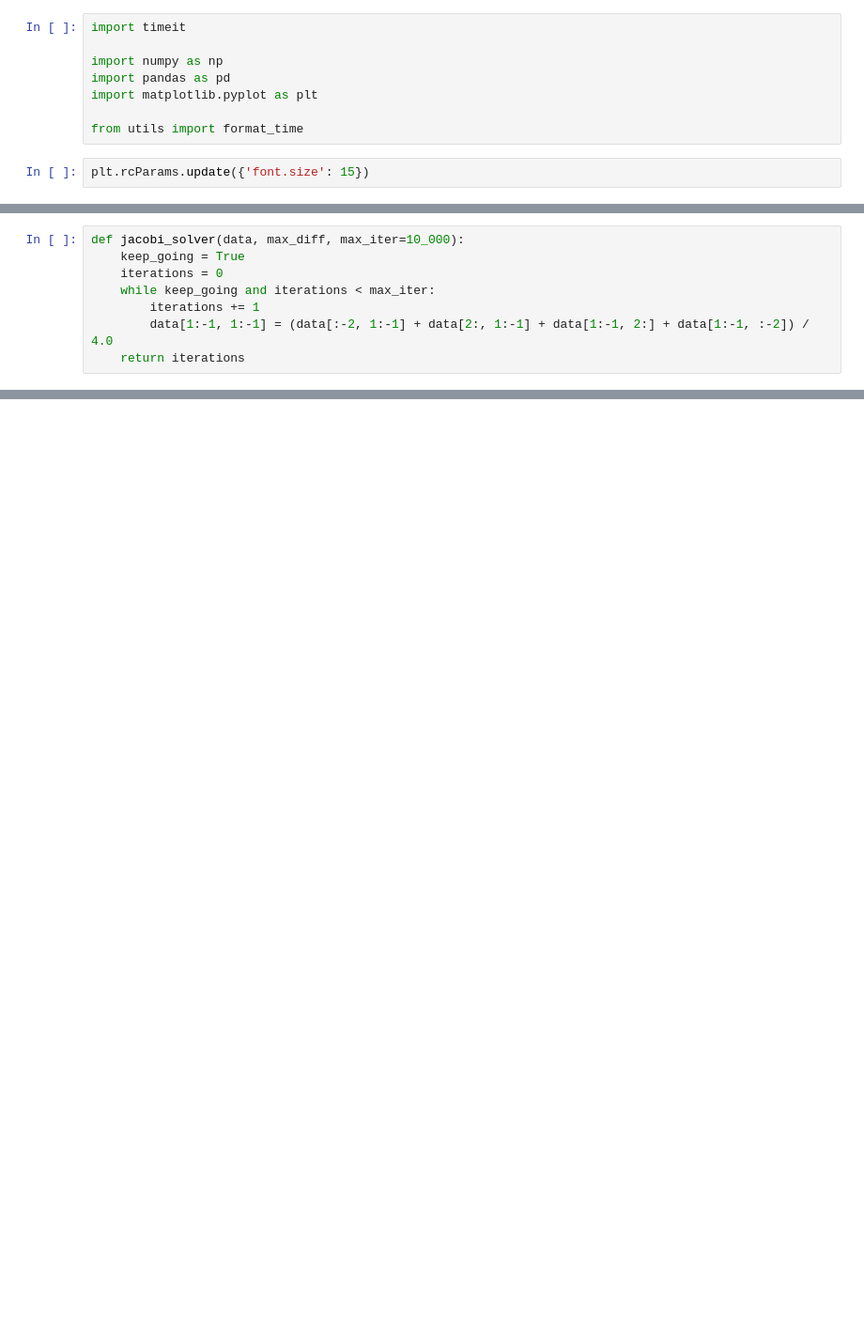
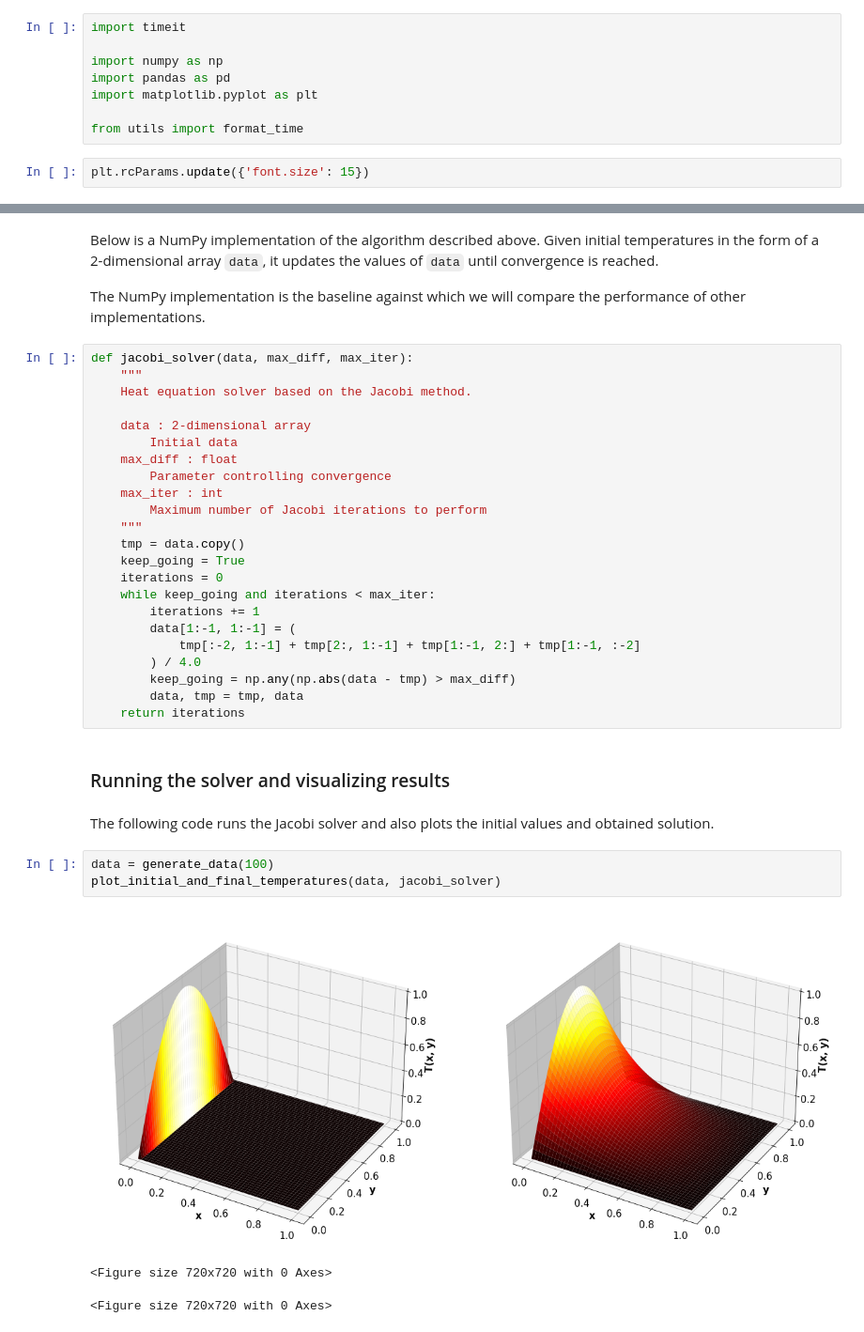
Before and after one commit to shwina/stdpar-cython, a Jupyter notebook: jacobi.ipynb, the cells around one changed output, grey strips where cells are left out. Shown: that part at 94% size. Saved outputs shown, nothing was run; the diff lists cells and outputs as text; blank space fills up the shorter version.

Commit message:
Updates to sort and Jacobi examples

```diff
--- a/jacobi.ipynb
+++ b/jacobi.ipynb
@@ -36,8 +30,0 @@ def plot_solution(data, ax=None):
-# %%
-def jacobi_solver(data, max_diff, max_iter=10_000):
-    keep_going = True
-    iterations = 0
-    while keep_going and iterations < max_iter:
-        iterations += 1
-        data[1:-1, 1:-1] = (data[:-2, 1:-1] + data[2:, 1:-1] + data[1:-1, 2:] + data[1:-1, :-2]) / 4.0
-    return iterations
@@ -398,0 +90,38 @@ fig.savefig("initial_and_final_temp.png")
+# %% [markdown]
+Below is a NumPy implementation of the algorithm described above. Given initial temperatures in the form of a 2-dimensional array `data`, it updates the values of `data` until convergence is reached.
+
+The NumPy implementation is the baseline against which we will compare the performance of other implementations.
+# %%
+def jacobi_solver(data, max_diff, max_iter):
+    """
+    Heat equation solver based on the Jacobi method.
+
+    data : 2-dimensional array
+        Initial data
+    max_diff : float
+        Parameter controlling convergence
+    max_iter : int
+        Maximum number of Jacobi iterations to perform
+    """
+    tmp = data.copy()
+    keep_going = True
+    iterations = 0
+    while keep_going and iterations < max_iter:
+        iterations += 1
+        data[1:-1, 1:-1] = (
+            tmp[:-2, 1:-1] + tmp[2:, 1:-1] + tmp[1:-1, 2:] + tmp[1:-1, :-2]
+        ) / 4.0
+        keep_going = np.any(np.abs(data - tmp) > max_diff)
+        data, tmp = tmp, data
+    return iterations
+# %% [markdown]
+### Running the solver and visualizing results
+# %% [markdown]
+The following code runs the Jacobi solver and also plots the initial values and obtained solution.
+# %%
+data = generate_data(100)
+plot_initial_and_final_temperatures(data, jacobi_solver)
+# %% [output]
+[figure, added]
+<Figure size 720x720 with 0 Axes>
+<Figure size 720x720 with 0 Axes>
```
Also changed, not shown: parts of 52 cells of this notebook, 2 other files.
